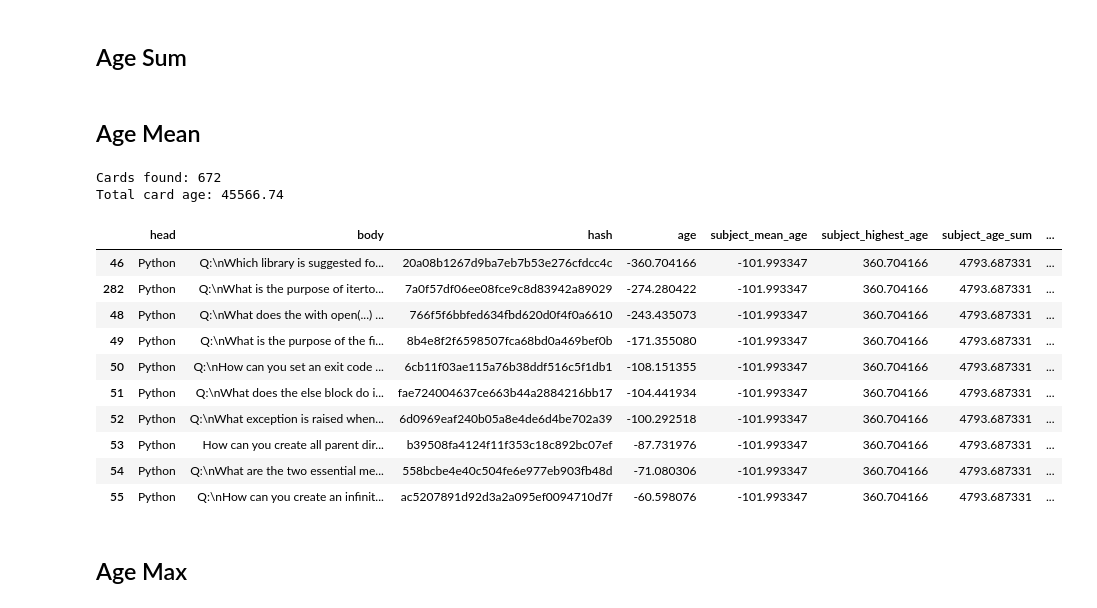
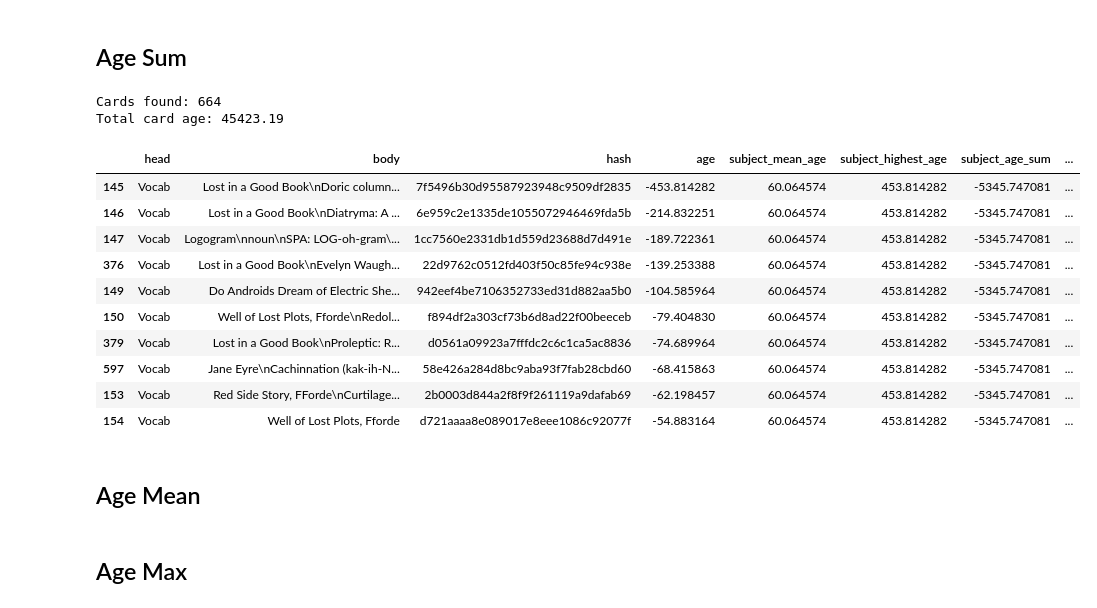
Before and after one commit to JayTY94/Certcards-refresh, a Jupyter notebook: shuffle.ipynb, the cells around one changed output. Cells and saved outputs as stored; diff of their text form; code cells hidden in the pictures.

```diff
--- a/shuffle.ipynb
+++ b/shuffle.ipynb
@@ -184,43 +184,43 @@ sum of ages: ~45566.74
 # %% [markdown]
 ## Age Sum
 # %%
-# n=3
-# existing_cards['count'] = existing_cards.sort_values('age', ascending=False).groupby('head').cumcount()
-# existing_cards['n_fold'] = existing_cards['count'] % n
+n=3
+existing_cards['count'] = existing_cards.sort_values('age', ascending=False).groupby('head').cumcount()
+existing_cards['n_fold'] = existing_cards['count'] % n
 
-# existing_cards['subject_age_sum'] = existing_cards['subject_age_sum'] *-1
-# existing_cards['age'] = existing_cards['age'] *-1
-# existing_cards.sort_values(['n_fold', 'subject_age_sum', 'age'], inplace=True)
+existing_cards['subject_age_sum'] = existing_cards['subject_age_sum'] *-1
+existing_cards['age'] = existing_cards['age'] *-1
+existing_cards.sort_values(['n_fold', 'subject_age_sum', 'age'], inplace=True)
 
-# remake_card_document(existing_cards=existing_cards)
-# existing_cards.head(10)
+remake_card_document(existing_cards=existing_cards)
+existing_cards.head(10)
+# %% [output]
+Cards found: 664
+Total card age: 45423.19
+|  | head | body | hash | age | subject_mean_age | subject_highest_age | subject_age_sum | ... |
+| 145 | Vocab | Lost in a Good Book\nDoric column... | 7f5496b30d95587923948c9509df2835 | -453.814282 | 60.064574 | 453.814282 | -5345.747081 | ... |
+| 146 | Vocab | Lost in a Good Book\nDiatryma: A ... | 6e959c2e1335de1055072946469fda5b | -214.832251 | 60.064574 | 453.814282 | -5345.747081 | ... |
+| 147 | Vocab | Logogram\nnoun\nSPA: LOG-oh-gram\... | 1cc7560e2331db1d559d23688d7d491e | -189.722361 | 60.064574 | 453.814282 | -5345.747081 | ... |
+| 376 | Vocab | Lost in a Good Book\nEvelyn Waugh... | 22d9762c0512fd403f50c85fe94c938e | -139.253388 | 60.064574 | 453.814282 | -5345.747081 | ... |
+| 149 | Vocab | Do Androids Dream of Electric She... | 942eef4be7106352733ed31d882aa5b0 | -104.585964 | 60.064574 | 453.814282 | -5345.747081 | ... |
+| 150 | Vocab | Well of Lost Plots, Fforde\nRedol... | f894df2a303cf73b6d8ad22f00beeceb | -79.404830 | 60.064574 | 453.814282 | -5345.747081 | ... |
+| 379 | Vocab | Lost in a Good Book\nProleptic: R... | d0561a09923a7fffdc2c6c1ca5ac8836 | -74.689964 | 60.064574 | 453.814282 | -5345.747081 | ... |
+| 597 | Vocab | Jane Eyre\nCachinnation (kak-ih-N... | 58e426a284d8bc9aba93f7fab28cbd60 | -68.415863 | 60.064574 | 453.814282 | -5345.747081 | ... |
+| 153 | Vocab | Red Side Story, FForde\nCurtilage... | 2b0003d844a2f8f9f261119a9dafab69 | -62.198457 | 60.064574 | 453.814282 | -5345.747081 | ... |
+| 154 | Vocab | Well of Lost Plots, Fforde | d721aaaa8e089017e8eee1086c92077f | -54.883164 | 60.064574 | 453.814282 | -5345.747081 | ... |
 # %% [markdown]
 ## Age Mean
 # %%
-n=3
-existing_cards['count'] = existing_cards.sort_values('age', ascending=False).groupby('head').cumcount()
-existing_cards['n_fold'] = existing_cards['count'] % n
+# n=3
+# existing_cards['count'] = existing_cards.sort_values('age', ascending=False).groupby('head').cumcount()
+# existing_cards['n_fold'] = existing_cards['count'] % n
 
-existing_cards['subject_mean_age'] = existing_cards['subject_mean_age'] *-1
-existing_cards['age'] = existing_cards['age'] *-1
-existing_cards.sort_values(['n_fold', 'subject_mean_age', 'age'], inplace=True)
-remake_card_document(existing_cards=existing_cards)
+# existing_cards['subject_mean_age'] = existing_cards['subject_mean_age'] *-1
+# existing_cards['age'] = existing_cards['age'] *-1
+# existing_cards.sort_values(['n_fold', 'subject_mean_age', 'age'], inplace=True)
+# remake_card_document(existing_cards=existing_cards)
 
-existing_cards.head(10)
+# existing_cards.head(10)
-# %% [output]
-Cards found: 672
-Total card age: 45566.74
-|  | head | body | hash | age | subject_mean_age | subject_highest_age | subject_age_sum | ... |
-| 46 | Python | Q:\nWhich library is suggested fo... | 20a08b1267d9ba7eb7b53e276cfdcc4c | -360.704166 | -101.993347 | 360.704166 | 4793.687331 | ... |
-| 282 | Python | Q:\nWhat is the purpose of iterto... | 7a0f57df06ee08fce9c8d83942a89029 | -274.280422 | -101.993347 | 360.704166 | 4793.687331 | ... |
-| 48 | Python | Q:\nWhat does the with open(...) ... | 766f5f6bbfed634fbd620d0f4f0a6610 | -243.435073 | -101.993347 | 360.704166 | 4793.687331 | ... |
-| 49 | Python | Q:\nWhat is the purpose of the fi... | 8b4e8f2f6598507fca68bd0a469bef0b | -171.355080 | -101.993347 | 360.704166 | 4793.687331 | ... |
-| 50 | Python | Q:\nHow can you set an exit code ... | 6cb11f03ae115a76b38ddf516c5f1db1 | -108.151355 | -101.993347 | 360.704166 | 4793.687331 | ... |
-| 51 | Python | Q:\nWhat does the else block do i... | fae724004637ce663b44a2884216bb17 | -104.441934 | -101.993347 | 360.704166 | 4793.687331 | ... |
-| 52 | Python | Q:\nWhat exception is raised when... | 6d0969eaf240b05a8e4de6d4be702a39 | -100.292518 | -101.993347 | 360.704166 | 4793.687331 | ... |
-| 53 | Python | How can you create all parent dir... | b39508fa4124f11f353c18c892bc07ef | -87.731976 | -101.993347 | 360.704166 | 4793.687331 | ... |
-| 54 | Python | Q:\nWhat are the two essential me... | 558bcbe4e40c504fe6e977eb903fb48d | -71.080306 | -101.993347 | 360.704166 | 4793.687331 | ... |
-| 55 | Python | Q:\nHow can you create an infinit... | ac5207891d92d3a2a095ef0094710d7f | -60.598076 | -101.993347 | 360.704166 | 4793.687331 | ... |
 # %% [markdown]
 ## Age Max
 # %%
```
Also changed, not shown: parts of 6 cells of this notebook, 4 other files.
